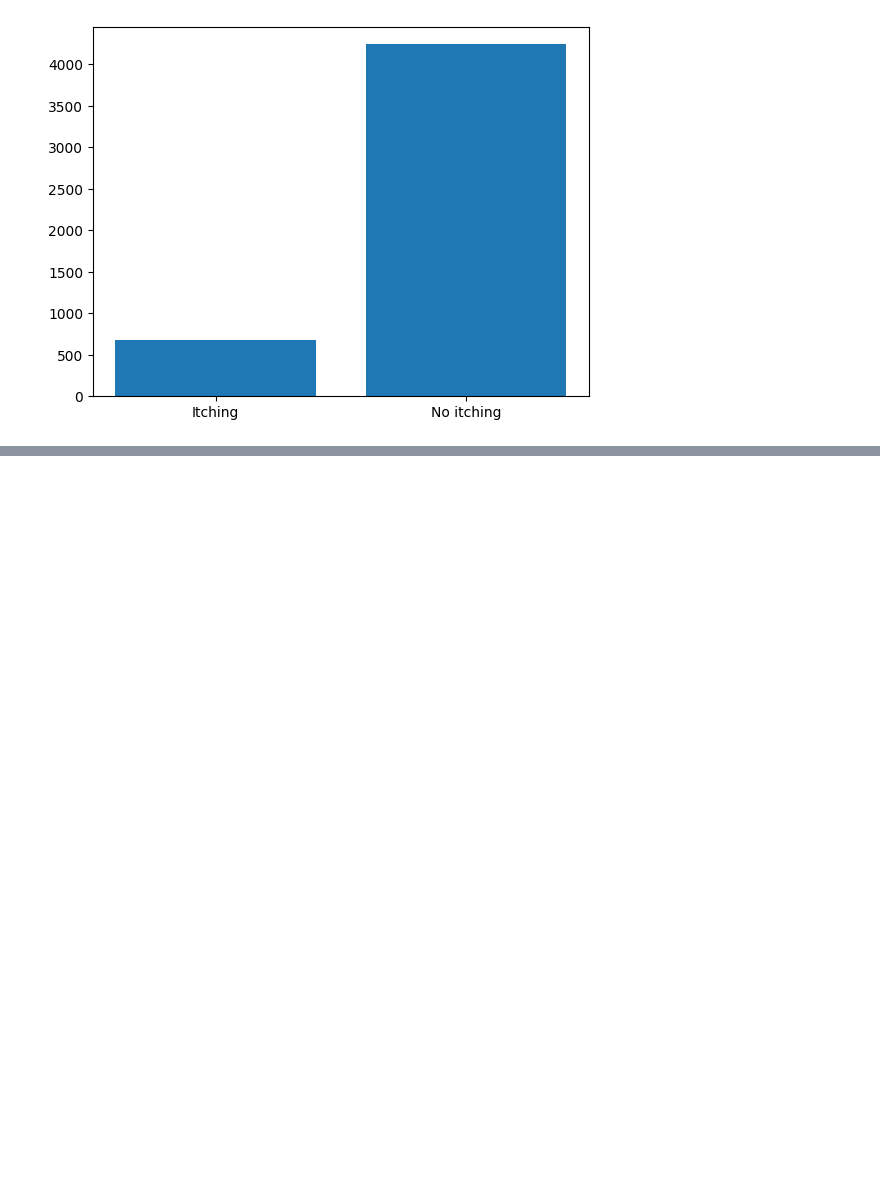
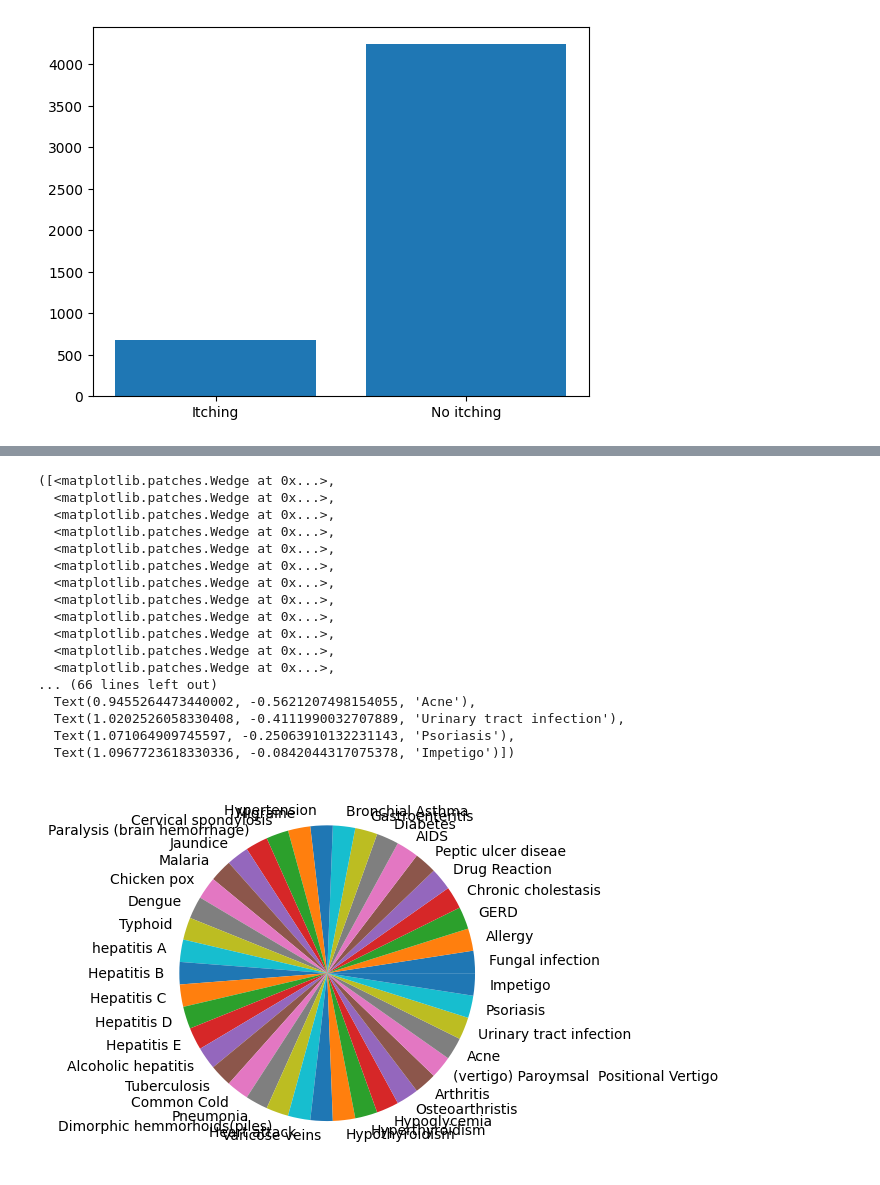
Before and after one commit to Shifa2505/Disease-Prediction-System, a Jupyter notebook: Untitled.ipynb, the cells around one changed output, grey strips where cells are left out. Drawn from its saved outputs; the diff is of its cells as text; code cells hidden in the pictures; blank space fills up the shorter version.

```diff
--- a/Untitled.ipynb
+++ b/Untitled.ipynb
@@ -66,3 +67,35 @@ plt.pie(y,labels=x)
   Text(-0.015290503114147551, -1.0998937223725374, 'Chicken pox'),
   Text(0.9500691927001708, -0.5544082693124678, 'Hepatitis B')])
 [figure]
+# %%
+# train_itching = train[train["itching"]==1]
+# print(train_itching)
+# print(len(train_itching))
+x=[]
+y=[]
+for temp in train["prognosis"].unique():
+    x.append(temp)
+    y.append(len(train[train["prognosis"]==temp]))
+# print(x,y)
+plt.pie(y,labels=x)
+# plt.xaxis.set_tick_params(pad = 5)
+# man.show()
+# %% [output]
+([<matplotlib.patches.Wedge at 0x...>,
+  <matplotlib.patches.Wedge at 0x...>,
+  <matplotlib.patches.Wedge at 0x...>,
+  <matplotlib.patches.Wedge at 0x...>,
+  <matplotlib.patches.Wedge at 0x...>,
+  <matplotlib.patches.Wedge at 0x...>,
+  <matplotlib.patches.Wedge at 0x...>,
+  <matplotlib.patches.Wedge at 0x...>,
+  <matplotlib.patches.Wedge at 0x...>,
+  <matplotlib.patches.Wedge at 0x...>,
+  <matplotlib.patches.Wedge at 0x...>,
+  <matplotlib.patches.Wedge at 0x...>,
+... (66 lines left out)
+  Text(0.9455264473440002, -0.5621207498154055, 'Acne'),
+  Text(1.0202526058330408, -0.4111990032707889, 'Urinary tract infection'),
+  Text(1.071064909745597, -0.25063910132231143, 'Psoriasis'),
+  Text(1.0967723618330336, -0.0842044317075378, 'Impetigo')])
+[figure, added]
```
Also changed, not shown: parts of 3 cells of this notebook.
